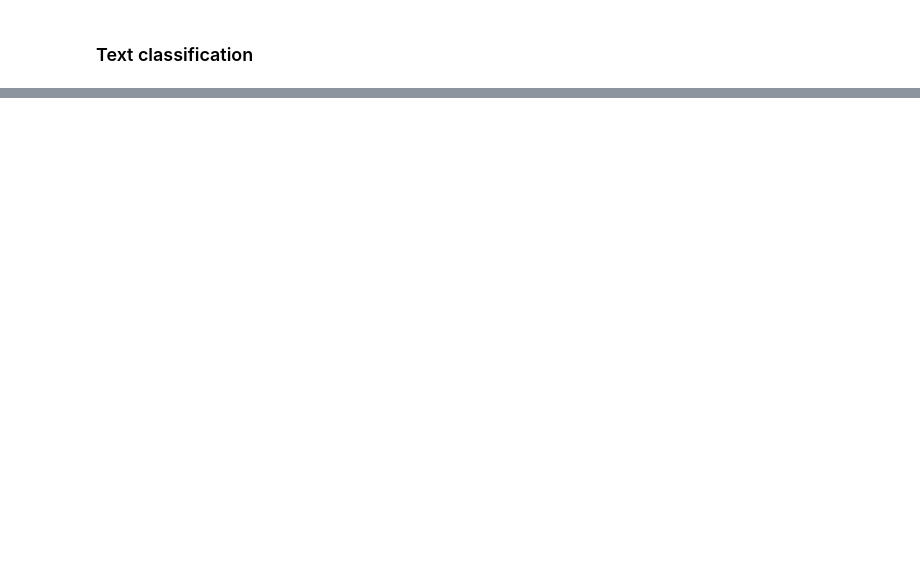
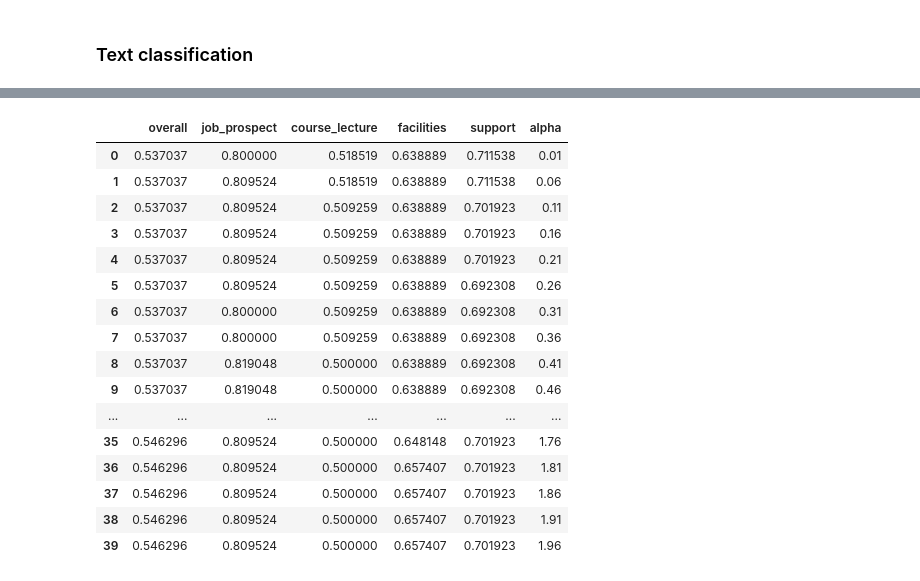
Before and after one commit to andyc1997/collecting_analyzing_big_data, a Jupyter notebook: Topic_modeling_and_text_classification.ipynb, the cells around one changed output, grey strips where cells are left out. Drawn from its saved outputs; the diff is of its cells as text; code cells hidden in the pictures; blank space fills up the shorter version.

```diff
--- a/Topic_modeling_and_text_classification.ipynb
+++ b/Topic_modeling_and_text_classification.ipynb
@@ -501,0 +513,12 @@ freq_matrix_bigram_warwick = get_freq_matrix(bigram_warwick)
+# %%
+def get_reponse(dat, uni):
+    # Identify the row with missing values in the lemmatized comments
+    mask_null_comment = dat[dat['University'] == uni]['reviews_lem'].apply(lambda x: pd.isnull(x))
+
+    # Given univesity name, return the dataframe of response / dependent variables for prediction
+    # Also reset the indices to align with the frequency matrix during regression
+    return dat[(dat['University'] == uni) & (mask_null_comment == False)][['score_OVERALL UNIVERSITY RATING',
+                                          'score_Job Prospects',
+                                          'score_Course and Lecturers',
+                                          'score_Uni Facilities',
+                                          'score_Student Support']].reset_index().drop('index', axis = 1)
@@ -501,0 +527,5 @@ freq_matrix_bigram_warwick = get_freq_matrix(bigram_warwick)
+# %%
+# Now, we create the dataset
+scores_oxford = get_reponse(dat, 'oxford')
+scores_edinburgh = get_reponse(dat, 'edinburgh')
+scores_warwick = get_reponse(dat, 'warwick')
@@ -501,0 +562,14 @@ freq_matrix_bigram_warwick = get_freq_matrix(bigram_warwick)
+# %%
+# Perform regression with grid search for each scoring metric
+# Save the results to results_cv
+def auto_regression(X, scores):
+    # A dictionary to save the loss
+    results_cv = dict()
+
+    # Loop over dependent variables (different rating)
+    for i, col in enumerate(['overall', 'job_prospect', 'course_lecture', 'facilities', 'support']):
+
+        # Call reg_model to perform ordinal logistic regression, Update the dictionary
+        results_cv[col] = reg_model(X, scores.iloc[:, i])
+
+    return results_cv
@@ -501,0 +578,5 @@ freq_matrix_bigram_warwick = get_freq_matrix(bigram_warwick)
+# %%
+# Do grid search for each university
+results_cv_oxford = auto_regression(freq_matrix_bigram_oxford, scores_oxford)
+results_cv_edinburgh = auto_regression(freq_matrix_bigram_edinburgh, scores_edinburgh)
+results_cv_warwick = auto_regression(freq_matrix_bigram_warwick, scores_warwick)
@@ -501,0 +591,23 @@ freq_matrix_bigram_warwick = get_freq_matrix(bigram_warwick)
+# %%
+# Grid search results for Oxford
+df_results = pd.DataFrame(results_cv_oxford)
+df_results['alpha'] = np.arange(0.01, 2, 0.05)
+df_results
+# %% [output]
+|  | overall | job_prospect | course_lecture | facilities | support | alpha |
+| 0 | 0.537037 | 0.800000 | 0.518519 | 0.638889 | 0.711538 | 0.01 |
+| 1 | 0.537037 | 0.809524 | 0.518519 | 0.638889 | 0.711538 | 0.06 |
+| 2 | 0.537037 | 0.809524 | 0.509259 | 0.638889 | 0.701923 | 0.11 |
+| 3 | 0.537037 | 0.809524 | 0.509259 | 0.638889 | 0.701923 | 0.16 |
+| 4 | 0.537037 | 0.809524 | 0.509259 | 0.638889 | 0.701923 | 0.21 |
+| 5 | 0.537037 | 0.809524 | 0.509259 | 0.638889 | 0.692308 | 0.26 |
+| 6 | 0.537037 | 0.800000 | 0.509259 | 0.638889 | 0.692308 | 0.31 |
+| 7 | 0.537037 | 0.800000 | 0.509259 | 0.638889 | 0.692308 | 0.36 |
+| 8 | 0.537037 | 0.819048 | 0.500000 | 0.638889 | 0.692308 | 0.41 |
+| 9 | 0.537037 | 0.819048 | 0.500000 | 0.638889 | 0.692308 | 0.46 |
+| ... | ... | ... | ... | ... | ... | ... |
+| 35 | 0.546296 | 0.809524 | 0.500000 | 0.648148 | 0.701923 | 1.76 |
+| 36 | 0.546296 | 0.809524 | 0.500000 | 0.657407 | 0.701923 | 1.81 |
+| 37 | 0.546296 | 0.809524 | 0.500000 | 0.657407 | 0.701923 | 1.86 |
+| 38 | 0.546296 | 0.809524 | 0.500000 | 0.657407 | 0.701923 | 1.91 |
+| 39 | 0.546296 | 0.809524 | 0.500000 | 0.657407 | 0.701923 | 1.96 |
```
Also changed, not shown: parts of 39 cells of this notebook.
